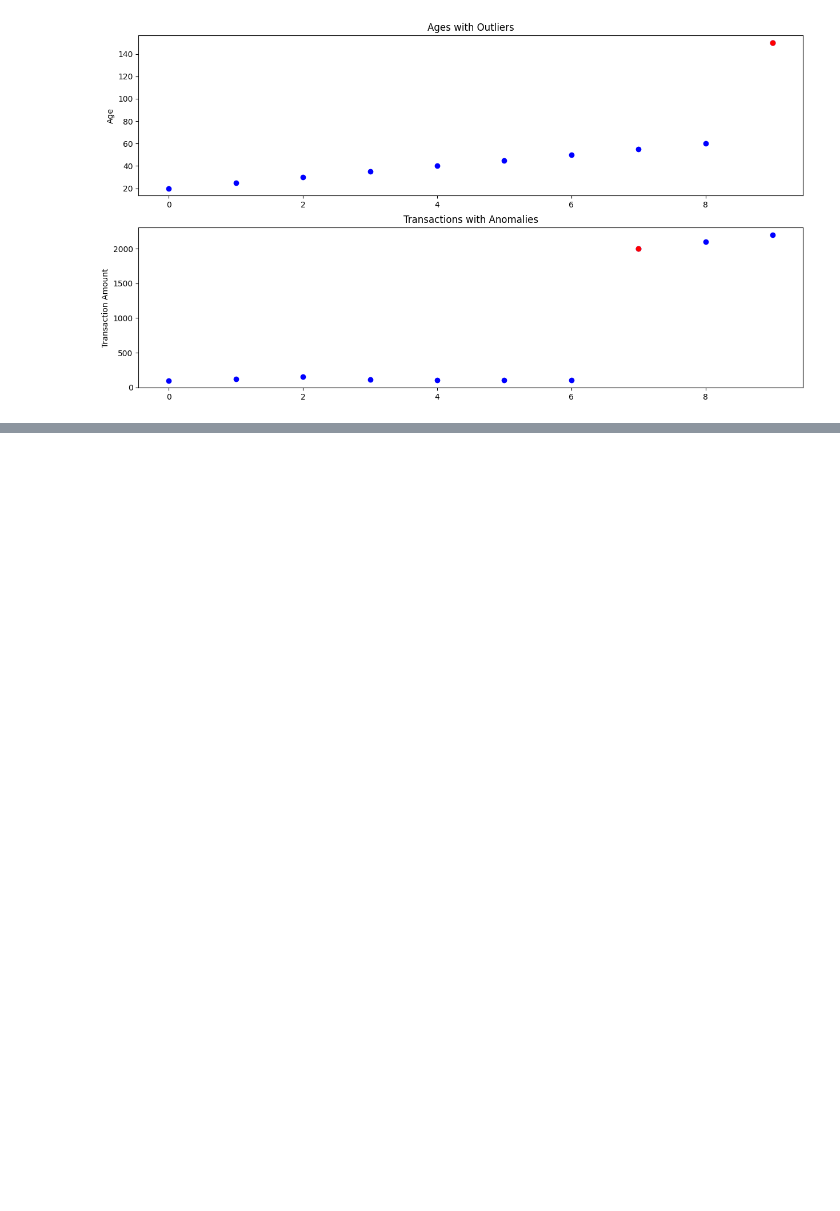
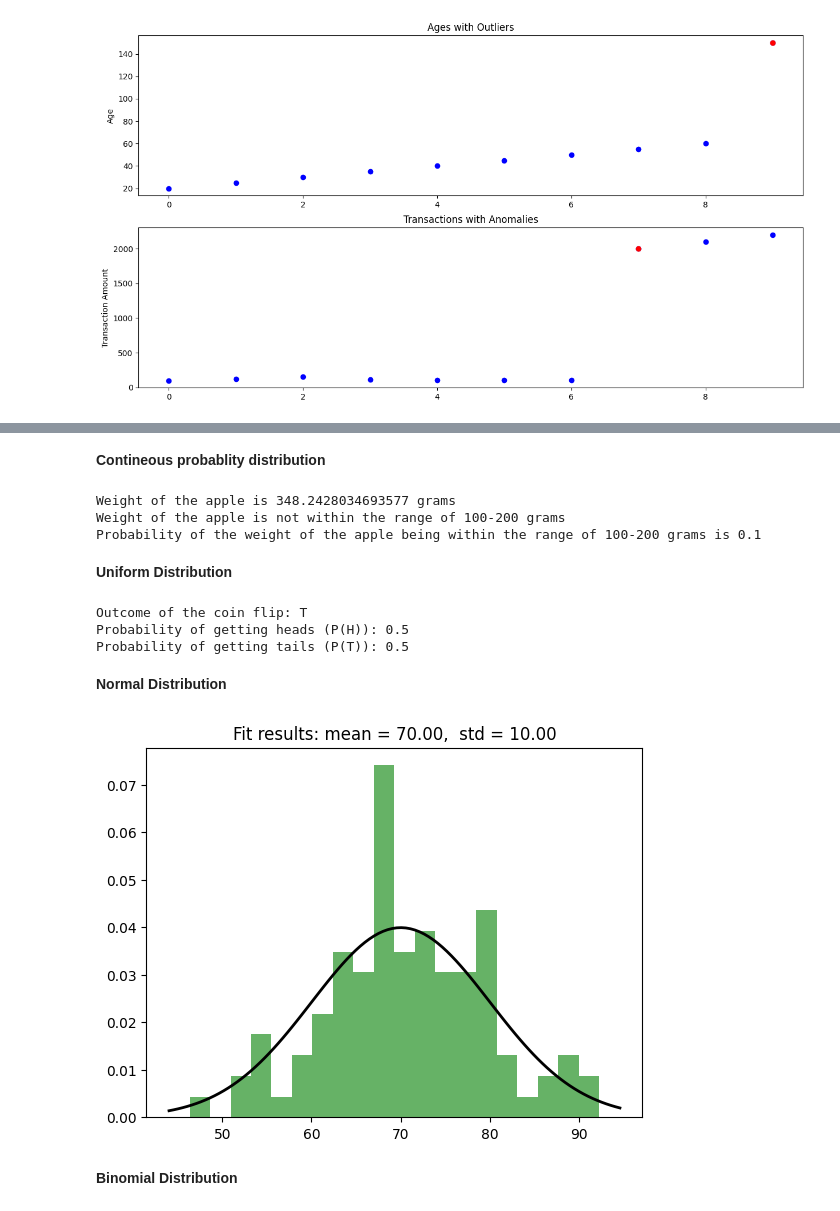
Before and after one commit to bpbpublications/Statistics-for-Data-Scientists-and-Analysts, a Jupyter notebook: notebooks/chapter4/chapter4.ipynb, the cells around one changed output, grey strips where cells are left out. Drawn from its saved outputs; the diff is of its cells as text; code cells hidden in the pictures; blank space fills up the shorter version.

Commit message:
chapter 4 normal distribution done

```diff
--- a/notebooks/chapter4/chapter4.ipynb
+++ b/notebooks/chapter4/chapter4.ipynb
@@ -147,0 +252,76 @@ Probablity
+# %% [markdown]
+**Contineous probablity distribution**
+# %%
+import numpy as np
+# Define the range of possible weights
+min_weight = 0
+max_weight = 1000
+# Generate a random weight for the apple
+apple_weight = np.random.uniform(min_weight, max_weight)
+print(f"Weight of the apple is {apple_weight} grams")
+# Define a weight range
+min_range = 100
+max_range = 200
+# Check if the weight is within the range
+if min_range <= apple_weight <= max_range:
+    print(f"Weight of the apple is within the range of {min_range}-{max_range} grams")
+else:
+    print(f"Weight of the apple is not within the range of {min_range}-{max_range} grams")
+# Calculate the probability of the weight being within the range
+probability_range = (max_range - min_range) / (max_weight - min_weight)
+print(f"Probability of the weight of the apple being within the range of {min_range}-{max_range} grams is {probability_range}")
+# %% [output]
+Weight of the apple is 348.2428034693577 grams
+Weight of the apple is not within the range of 100-200 grams
+Probability of the weight of the apple being within the range of 100-200 grams is 0.1
+# %% [markdown]
+**Uniform Distribution**
+# %%
+import random
+# Define the sample space
+sample_space = ['H', 'T']
+# Conduct the experiment (flip the coin)
+outcome = random.choice(sample_space)
+# Print the outcome
+print(f"Outcome of the coin flip: {outcome}")
+# Calculate the probability of the events
+probability_H = sample_space.count('H') / len(sample_space)
+probability_T = sample_space.count('T') / len(sample_space)
+print(f"Probability of getting heads (P(H)): {probability_H}")
+print(f"Probability of getting tails (P(T)): {probability_T}")
+# %% [output]
+Outcome of the coin flip: T
+Probability of getting heads (P(H)): 0.5
+Probability of getting tails (P(T)): 0.5
+# %% [markdown]
+**Normal Distribution**
+# %%
+import numpy as np
+import matplotlib.pyplot as plt
+from scipy.stats import norm
+
+# Define the parameters for the normal distribution,
+# where loc is the mean and scale is the standard deviation.
+# Let's assume the average test score is 70 and the standard deviation is 10.
+loc, scale = 70, 10
+
+# Generate a sample of test scores
+test_scores = np.random.normal(loc, scale, 100)
+
+# Create a histogram of the test scores
+plt.hist(test_scores, bins=20, density=True, alpha=0.6, color='g')
+
+# Plot the PDF.
+xmin, xmax = plt.xlim()
+x = np.linspace(xmin, xmax, 100)
+p = norm.pdf(x, loc, scale)
+plt.plot(x, p, 'k', linewidth=2)
+
+title = "Fit results: mean = %.2f,  std = %.2f" % (loc, scale)
+plt.title(title)
+plt.savefig('normal_distribution.jpg',dpi=600,bbox_inches='tight')
+plt.show()
+# %% [output]
+[figure, added]
+# %% [markdown]
+**Binomial Distribution**
```
Also changed, not shown: parts of 12 cells of this notebook.
